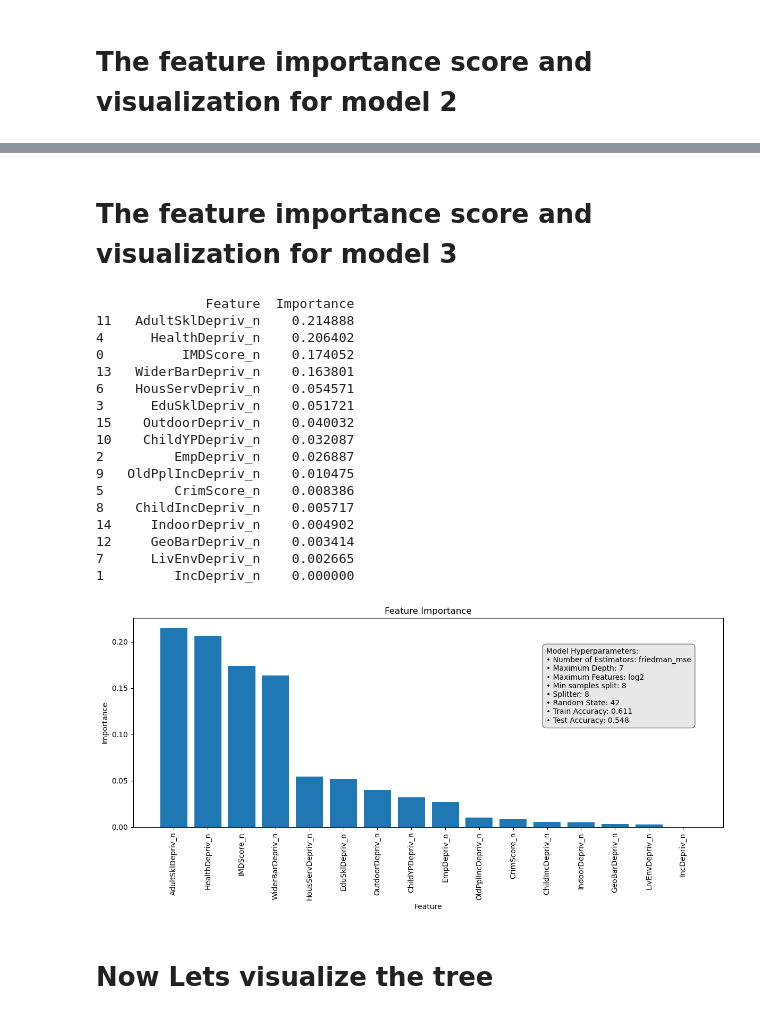
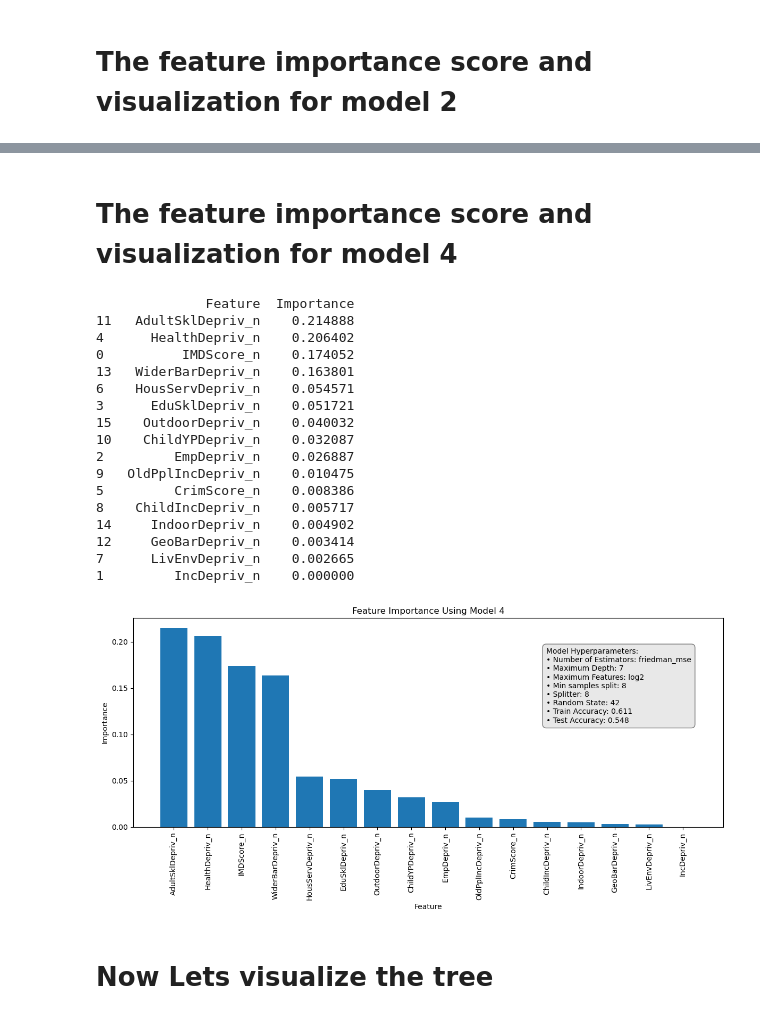
Before and after one commit to MasterOfLogic1/HousePricePrediction_Uk, a Jupyter notebook: HPP_Decision_Tree_Regressor.ipynb, the cells around one changed output, grey strips where cells are left out. Cells and saved outputs as stored; diff of their text form; code cells hidden in the pictures.

```diff
--- a/HPP_Decision_Tree_Regressor.ipynb
+++ b/HPP_Decision_Tree_Regressor.ipynb
@@ -540,5 +540,5 @@ plt.show()
-# %% [markdown]
-# The feature importance score and visualization for model 3
+# %% [markdown]
+# The feature importance score and visualization for model 4
 # %%
 # Get the feature importance scores for model 4
 modelIndex = 3
@@ -572,7 +572,7 @@ plt.figure(figsize=(12, 6))
 plt.bar(feature_importance_df['Feature'], feature_importance_df['Importance'])
 plt.xlabel('Feature')
 plt.ylabel('Importance')
-plt.title('Feature Importance')
+plt.title('Feature Importance Using Model '+str(modelIndex+1))
 plt.xticks(rotation=90)
 
 # Adding bullet points for model hyperparameters on the right side of the plot
@@ -588,34 +588,34 @@ bullet_points = [
     f"• Test Accuracy: {model_hyperparameters['test_accuracy']}",
 
     # Add more hyperparameters if needed
 ]
 
 
 # Display the bullet points
 plt.text(0.7, 0.5, "\n".join(bullet_points), transform=plt.gca().transAxes,
          bbox=dict(facecolor='lightgray', alpha=0.5, boxstyle='round,pad=0.5'))
 
 plt.tight_layout()
 plt.show()
 # %% [output]
               Feature  Importance
 11   AdultSklDepriv_n    0.214888
 4      HealthDepriv_n    0.206402
 0          IMDScore_n    0.174052
 13   WiderBarDepriv_n    0.163801
 6    HousServDepriv_n    0.054571
 3      EduSklDepriv_n    0.051721
 15    OutdoorDepriv_n    0.040032
 10    ChildYPDepriv_n    0.032087
 2         EmpDepriv_n    0.026887
 9   OldPplIncDepriv_n    0.010475
 5         CrimScore_n    0.008386
 8    ChildIncDepriv_n    0.005717
 14     IndoorDepriv_n    0.004902
 12     GeoBarDepriv_n    0.003414
 7      LivEnvDepriv_n    0.002665
 1         IncDepriv_n    0.000000
-[figure, old version]
+[figure, new version]
 # %% [markdown]
 # Now Lets visualize the tree
 # %%
```
Also changed, not shown: parts of 6 cells of this notebook.
